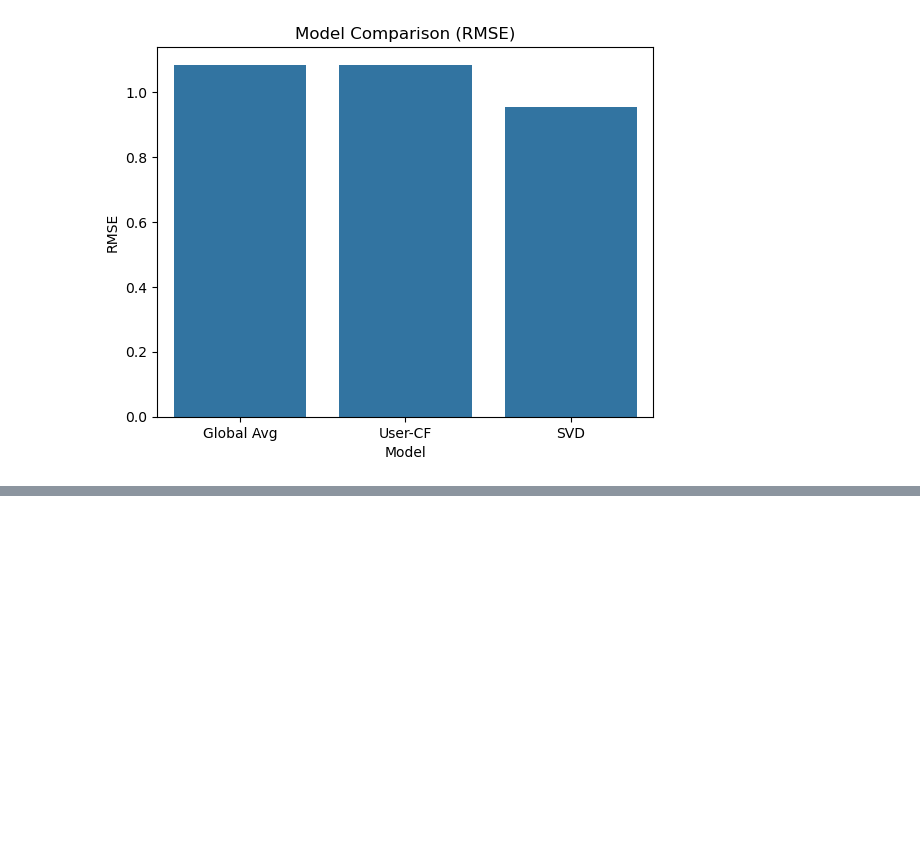
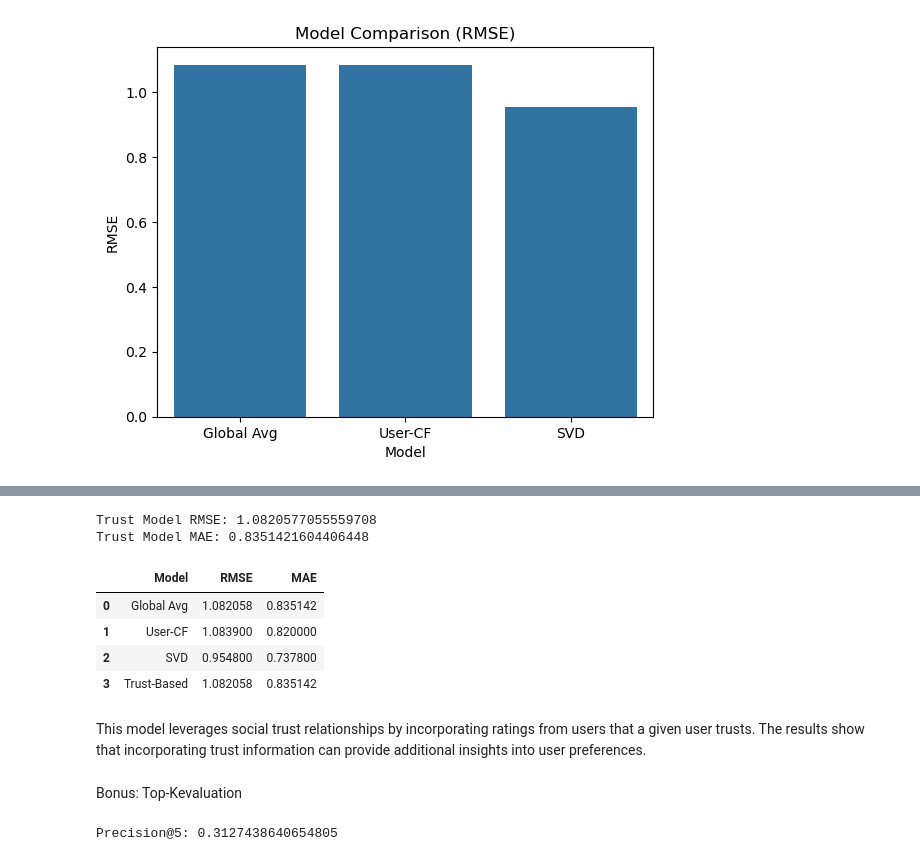
Before and after one commit to noncharrlont/movie-recommendation-system, a Jupyter notebook: notebooks/eda.ipynb, the cells around one changed output, grey strips where cells are left out. Drawn from its saved outputs; the diff is of its cells as text; code cells hidden in the pictures; blank space fills up the shorter version.

Commit message:
Update notebook with final models and results

```diff
--- a/notebooks/eda.ipynb
+++ b/notebooks/eda.ipynb
@@ -185,0 +258,18 @@ plt.show()
+# %%
+# merge ratings with trust relationships
+merged = pd.merge(
+    df,
+    trusts,
+    left_on="userId",
+    right_on="trustee",
+    how="inner"
+)
+
+# average rating from trusted users
+trust_based_preds = merged.groupby("trustor")["rating"].mean().reset_index()
+trust_based_preds.columns = ["userId", "trust_pred"]
+# %%
+test_trust = pd.merge(test, trust_based_preds, on="userId", how="left")
+
+# fill missing with global average
+test_trust["trust_pred"].fillna(global_avg, inplace=True)
@@ -185,0 +283,27 @@ plt.show()
+# %%
+rmse_trust = np.sqrt(mean_squared_error(test_trust["rating"], test_trust["trust_pred"]))
+mae_trust = mean_absolute_error(test_trust["rating"], test_trust["trust_pred"])
+
+print("Trust Model RMSE:", rmse_trust)
+print("Trust Model MAE:", mae_trust)
+# %% [output]
+Trust Model RMSE: 1.0820577055559708
+Trust Model MAE: 0.8351421604406448
+# %%
+results = pd.DataFrame({
+    "Model": ["Global Avg", "User-CF", "SVD", "Trust-Based"],
+    "RMSE": [rmse_global, rmse_user, svd_rmse, rmse_trust],
+    "MAE": [mae_global, mae_user, svd_mae, mae_trust]
+})
+
+results
+# %% [output]
+|  | Model | RMSE | MAE |
+| 0 | Global Avg | 1.082058 | 0.835142 |
+| 1 | User-CF | 1.083900 | 0.820000 |
+| 2 | SVD | 0.954800 | 0.737800 |
+| 3 | Trust-Based | 1.082058 | 0.835142 |
+# %% [markdown]
+This model leverages social trust relationships by incorporating ratings from users that a given user trusts. The results show that incorporating trust information can provide additional insights into user preferences.
+# %% [markdown]
+Bonus: Top-Kevaluation
@@ -185,0 +326,15 @@ plt.show()
+# %%
+def precision_at_k(predictions, k=5, threshold=3.5):
+    top_k = get_top_k(predictions, k)
+
+    precisions = []
+
+    for uid, user_ratings in top_k.items():
+        relevant = sum((est >= threshold) for (_, est) in user_ratings)
+        precisions.append(relevant / k)
+
+    return sum(precisions) / len(precisions)
+
+print("Precision@5:", precision_at_k(svd_predictions))
+# %% [output]
+Precision@5: 0.3127438640654805
```
Also changed, not shown: parts of 13 cells of this notebook.
